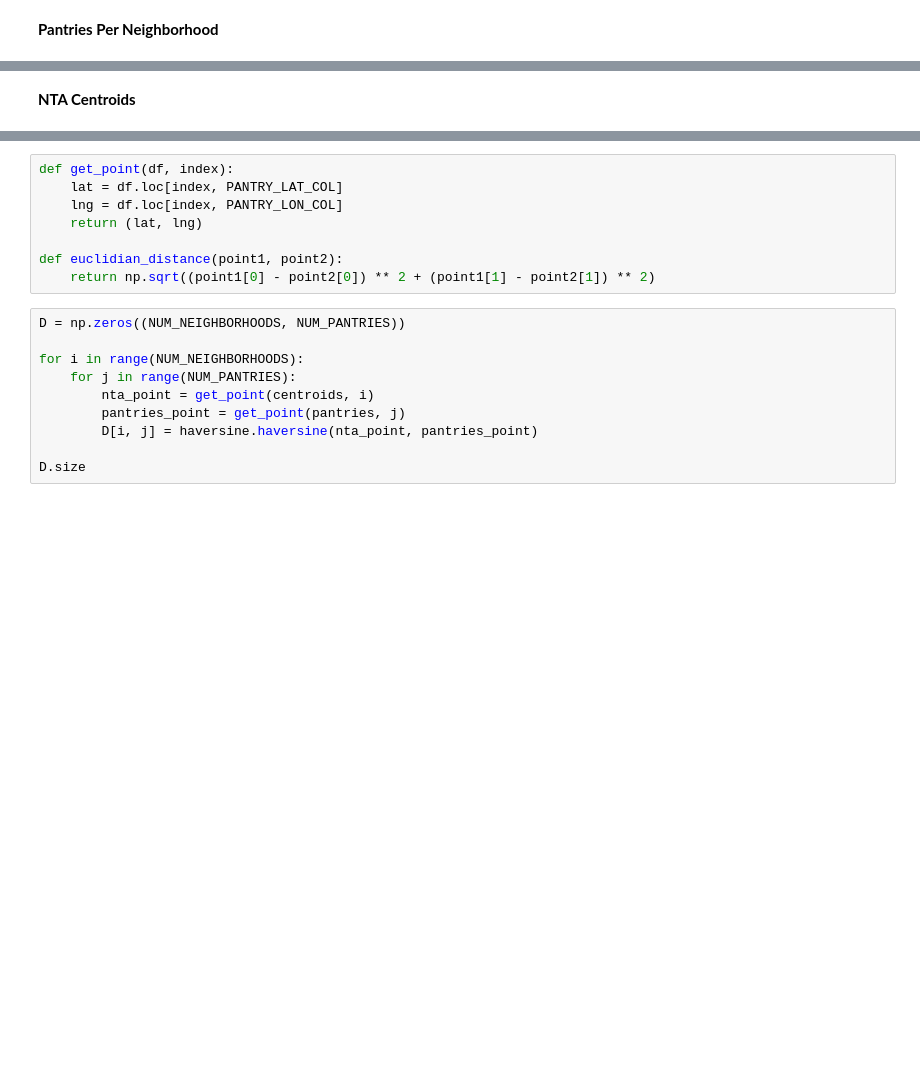
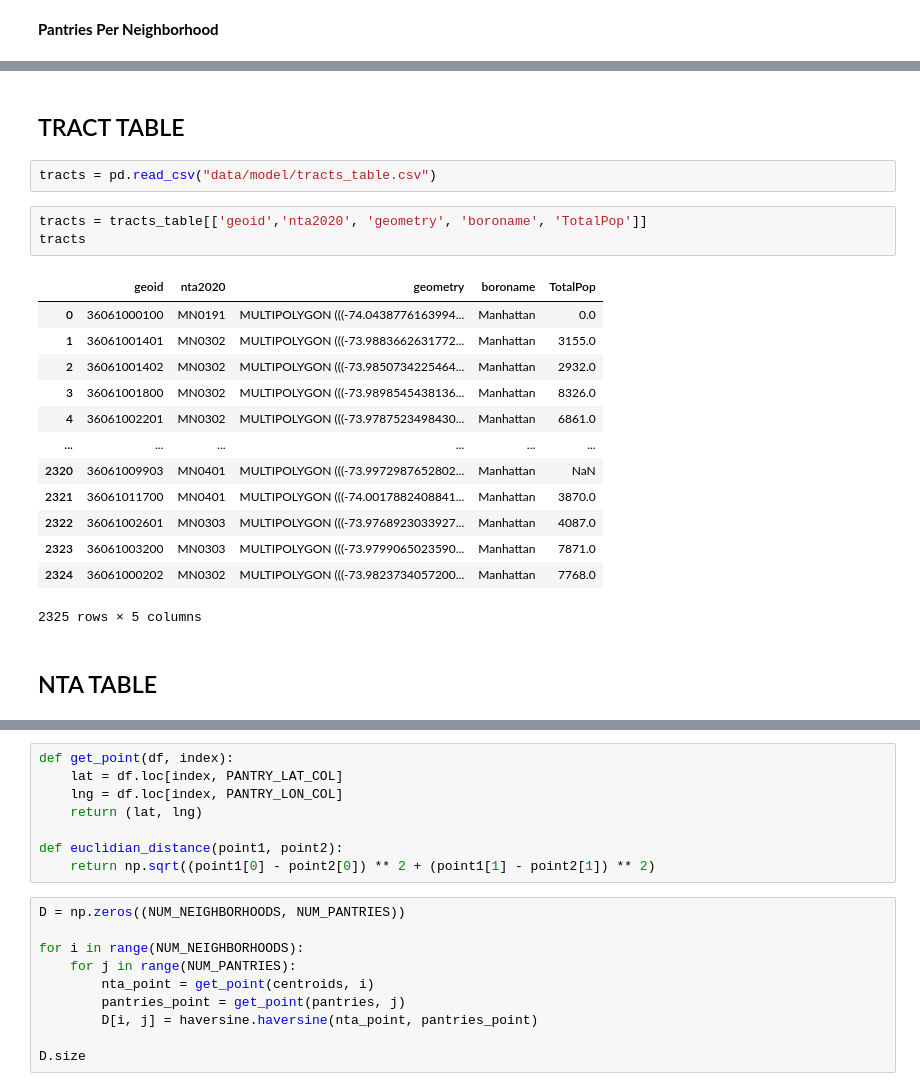
Before and after one commit to skrigel/nyc_food_supply_gap_analysis, a Jupyter notebook: preprocessing.ipynb, the cells around one changed output, grey strips where cells are left out. Cells and saved outputs as stored; diff of their text form; blank space fills up the shorter version.

```diff
--- a/preprocessing.ipynb
+++ b/preprocessing.ipynb
@@ -84,3 +98,24 @@ pantries_per_nta.head()
+# %% [markdown]
+## TRACT TABLE
+# %%
+tracts = pd.read_csv("data/model/tracts_table.csv")
+# %%
+tracts = tracts_table[['geoid','nta2020', 'geometry', 'boroname', 'TotalPop']]
+tracts
+# %% [output]
+|  | geoid | nta2020 | geometry | boroname | TotalPop |
+| 0 | 36061000100 | MN0191 | MULTIPOLYGON (((-74.0438776163994... | Manhattan | 0.0 |
+| 1 | 36061001401 | MN0302 | MULTIPOLYGON (((-73.9883662631772... | Manhattan | 3155.0 |
+| 2 | 36061001402 | MN0302 | MULTIPOLYGON (((-73.9850734225464... | Manhattan | 2932.0 |
+| 3 | 36061001800 | MN0302 | MULTIPOLYGON (((-73.9898545438136... | Manhattan | 8326.0 |
+| 4 | 36061002201 | MN0302 | MULTIPOLYGON (((-73.9787523498430... | Manhattan | 6861.0 |
+| ... | ... | ... | ... | ... | ... |
+| 2320 | 36061009903 | MN0401 | MULTIPOLYGON (((-73.9972987652802... | Manhattan | NaN |
+| 2321 | 36061011700 | MN0401 | MULTIPOLYGON (((-74.0017882408841... | Manhattan | 3870.0 |
+| 2322 | 36061002601 | MN0303 | MULTIPOLYGON (((-73.9768923033927... | Manhattan | 4087.0 |
+| 2323 | 36061003200 | MN0303 | MULTIPOLYGON (((-73.9799065023590... | Manhattan | 7871.0 |
+| 2324 | 36061000202 | MN0302 | MULTIPOLYGON (((-73.9823734057200... | Manhattan | 7768.0 |
+2325 rows × 5 columns
 # %% [markdown]
-**NTA Centroids**
+## NTA TABLE
 # %%
```
Also changed, not shown: parts of 12 cells of this notebook.
